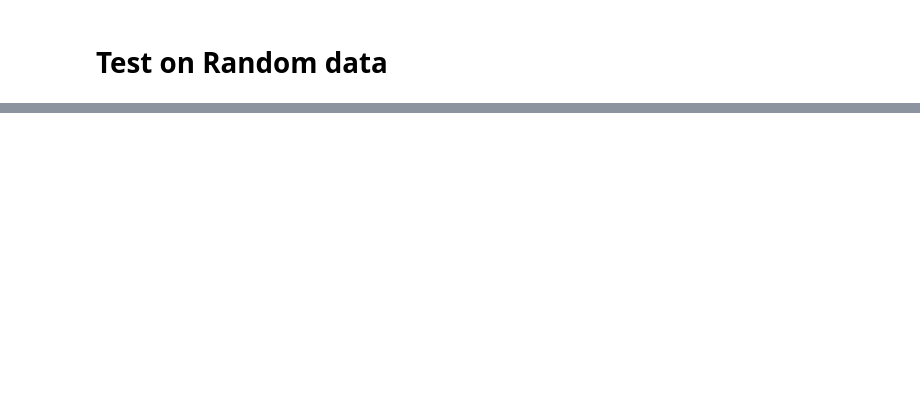
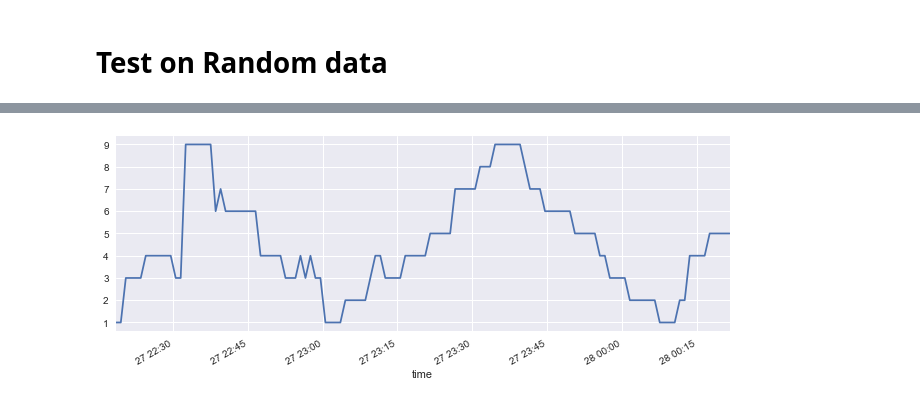
Before and after one commit to ssallinger/runtimeVerification, a Jupyter notebook: RVProject.ipynb, the cells around one changed output, grey strips where cells are left out. Saved outputs shown, nothing was run; the diff lists cells and outputs as text; code cells hidden in the pictures; blank space fills up the shorter version.

```diff
--- a/RVProject.ipynb
+++ b/RVProject.ipynb
@@ -514,2 +564,16 @@ Actual Frontends
 # %% [markdown]
 # Test on Random data
+# %%
+#generate trace
+filenames = []
+
+for i in range(1, 8):
+    filenames.append('data/randomeventspart' + str(i) + '.txt')
+
+trace_random = eventsToTrace(filenames)
+
+#truncate parts before and after simulation
+trace_random = trace_random[trace_random['time'] > datetime.datetime(2020, 9, 27, 22, 15)]
+trace_random = trace_random[trace_random['time'] < datetime.datetime(2020, 9, 28, 0, 22)]
+
+trace_random.head()
@@ -515,0 +587,6 @@ Actual Frontends
+# %%
+matrix_rand = traceToTimeseries(trace_random)
+matrix_rand = matrix_rand.set_index('time')
+matrix_rand['nrFrontends'] = matrix_rand['nrFrontends'].astype(int)
+matrix_rand['nrLoadgenerators'] = matrix_rand['nrLoadgenerators'].astype(int)
+matrix_rand.head()
@@ -515,0 +601,5 @@ Actual Frontends
+# %%
+matrix_rand['nrLoadgenerators'].plot()
+plt.show()
+# %% [output]
+[figure, added]
```
Also changed, not shown: parts of 22 cells of this notebook.
